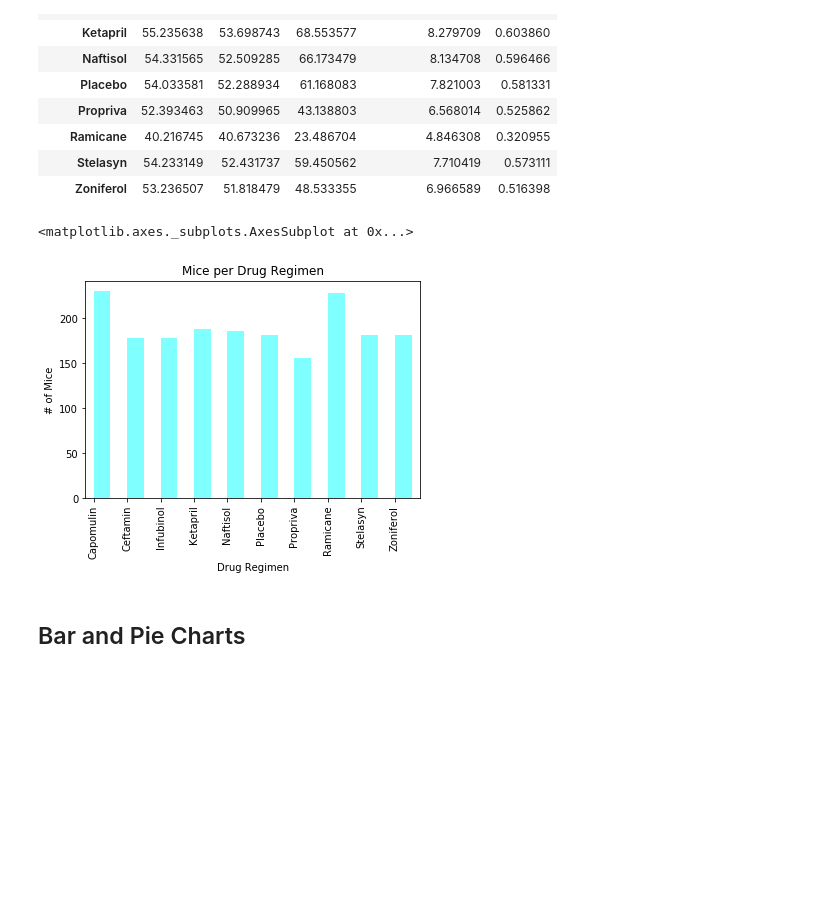
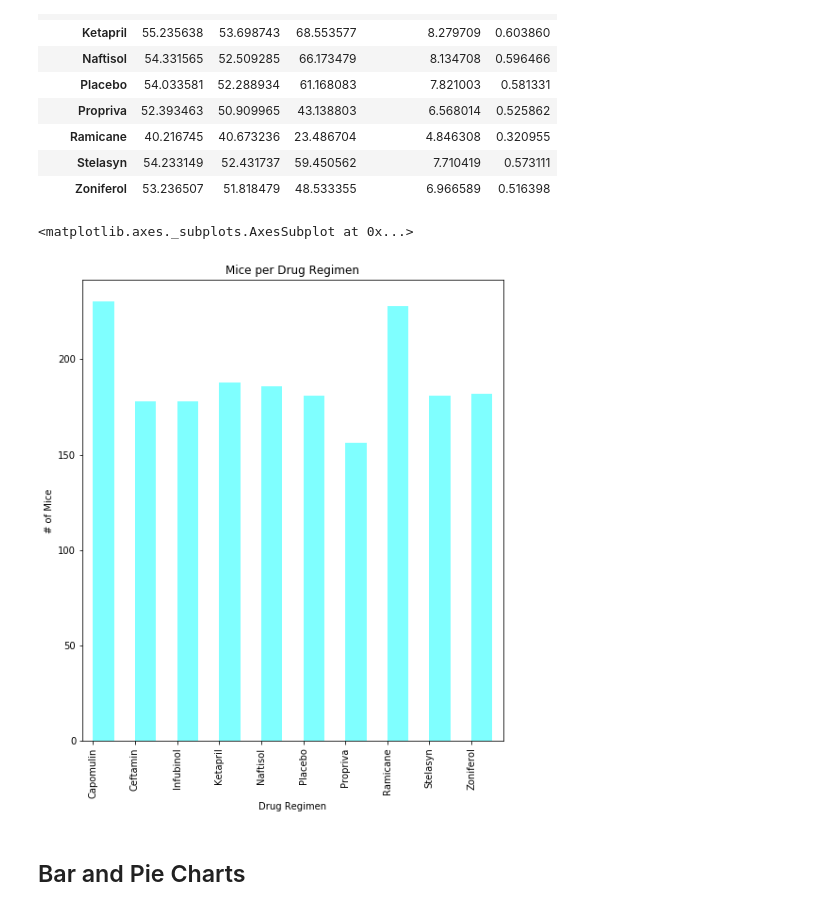
Before and after one commit to Vincent-glitch/Cancer-Pharmaceutical-Treatment-Analysis, a Jupyter notebook: notebooks/Pharmaceutical_Analysis.ipynb, the cells around one changed output. Saved outputs shown, nothing was run; the diff lists cells and outputs as text; code cells hidden in the pictures; blank space fills up the shorter version.

```diff
--- a/notebooks/Pharmaceutical_Analysis.ipynb
+++ b/notebooks/Pharmaceutical_Analysis.ipynb
@@ -100,19 +102,19 @@ summary_df
 # %%
 # Generated a summary statistics table of mean, median, variance, standard deviation, and SEM of the tumor volume for each regimen
 clean_df.groupby(["Drug Regimen"]).agg({"Tumor Volume (mm3)":["mean","median","var","std","sem"]})
 # This method produces everything in a single groupby function
 mice_total = clean2["Mouse ID"].count()
 regimen = list(mice_total.index)
 ticks = np.arange(len(list(mice_total.index)))
 per_regimen = mice_total.values
 
-plot = mice_total.plot.bar(title="Mice per Drug Regimen", color="cyan", alpha=.5,align="edge")
+plot = mice_total.plot.bar(title="Mice per Drug Regimen", color="cyan", alpha=.5,align="edge", figsize=(8,9))
 plot.set_ylabel("# of Mice")
 plot.set_xlabel("Drug Regimen")
 plot
 # %% [output]
 <matplotlib.axes._subplots.AxesSubplot at 0x...>
-[figure, old version]
+[figure, new version]
 # %% [markdown]
 ## Bar and Pie Charts
 # %%
```
Also changed, not shown: parts of 6 cells of this notebook, 5 other files.
